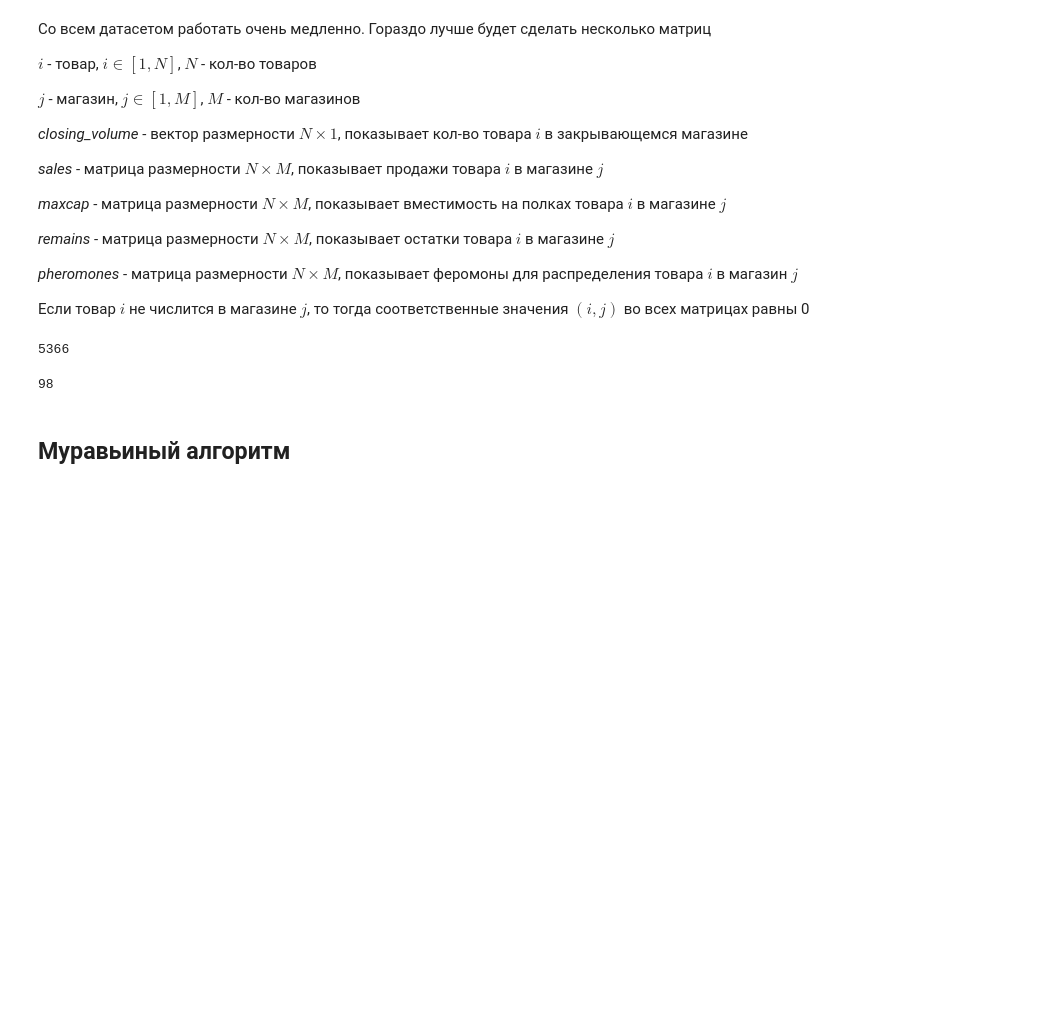
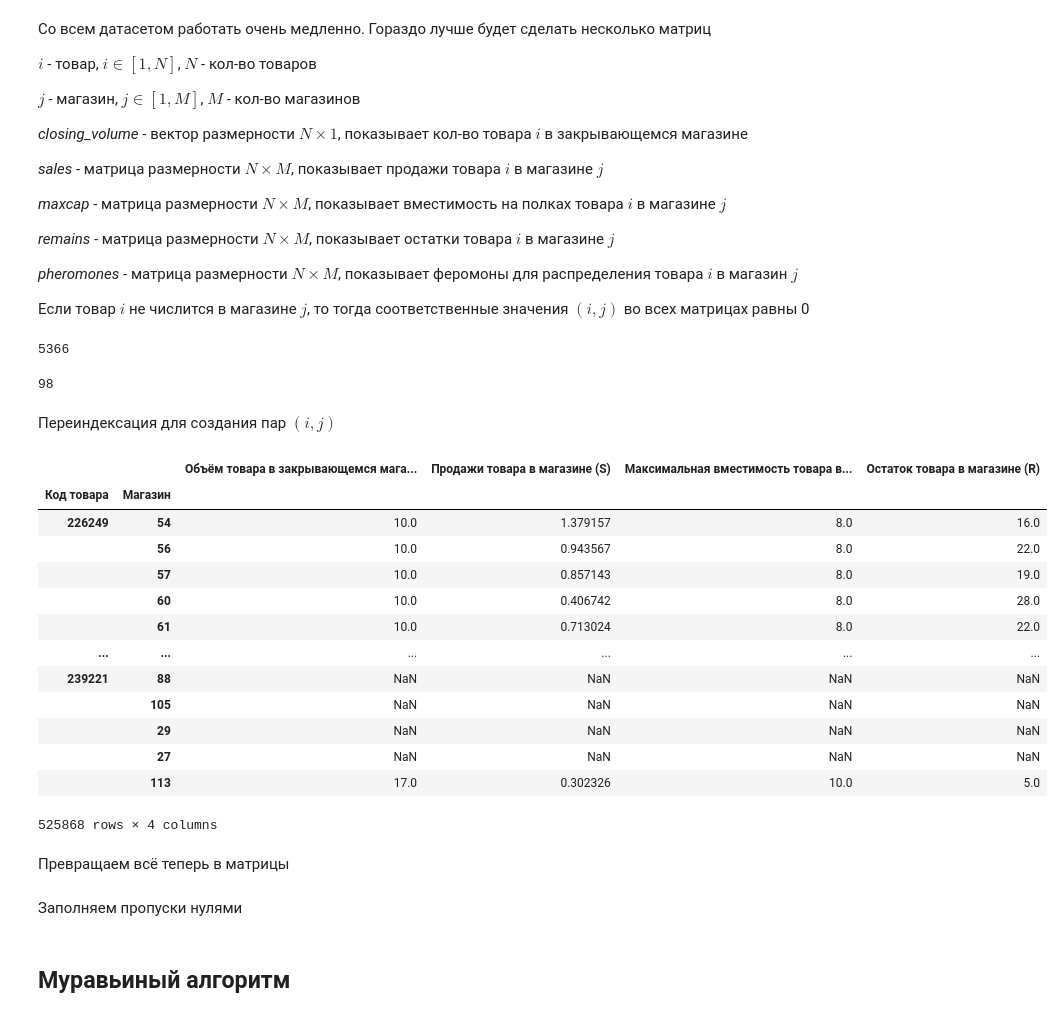
Before and after one commit to Rodeffs/Bachelor_Diploma_Project, a Jupyter notebook: particle_swarm.ipynb, the cells around one changed output. Saved outputs shown, nothing was run; the diff lists cells and outputs as text; code cells hidden in the pictures; blank space fills up the shorter version.

```diff
--- a/particle_swarm.ipynb
+++ b/particle_swarm.ipynb
@@ -111,4 +105,27 @@ M = stores_id.shape[0]
 M
 # %% [output]
 98
+# %% [markdown]
+Переиндексация для создания пар $(i, j)$
+# %%
+full_index = pd.MultiIndex.from_product([items_id, stores_id], names=[col_item, col_store])
+df_full = items.reindex(full_index)
+df_full
+# %% [output]
+|  |  | Объём товара в закрывающемся мага... | Продажи товара в магазине (S) | Максимальная вместимость товара в... | Остаток товара в магазине (R) |
+| Код товара | Магазин |  |  |  |  |
+| 226249 | 54 | 10.0 | 1.379157 | 8.0 | 16.0 |
+|  | 56 | 10.0 | 0.943567 | 8.0 | 22.0 |
+|  | 57 | 10.0 | 0.857143 | 8.0 | 19.0 |
+|  | 60 | 10.0 | 0.406742 | 8.0 | 28.0 |
+|  | 61 | 10.0 | 0.713024 | 8.0 | 22.0 |
+| ... | ... | ... | ... | ... | ... |
+| 239221 | 88 | NaN | NaN | NaN | NaN |
+|  | 105 | NaN | NaN | NaN | NaN |
+|  | 29 | NaN | NaN | NaN | NaN |
+|  | 27 | NaN | NaN | NaN | NaN |
+|  | 113 | 17.0 | 0.302326 | 10.0 | 5.0 |
+525868 rows × 4 columns
+# %% [markdown]
+Превращаем всё теперь в матрицы
 # %%
@@ -132,0 +136,2 @@ for i in range(N):
+# %% [markdown]
+Заполняем пропуски нулями
```
Also changed, not shown: parts of 26 cells of this notebook, 1 other file.
